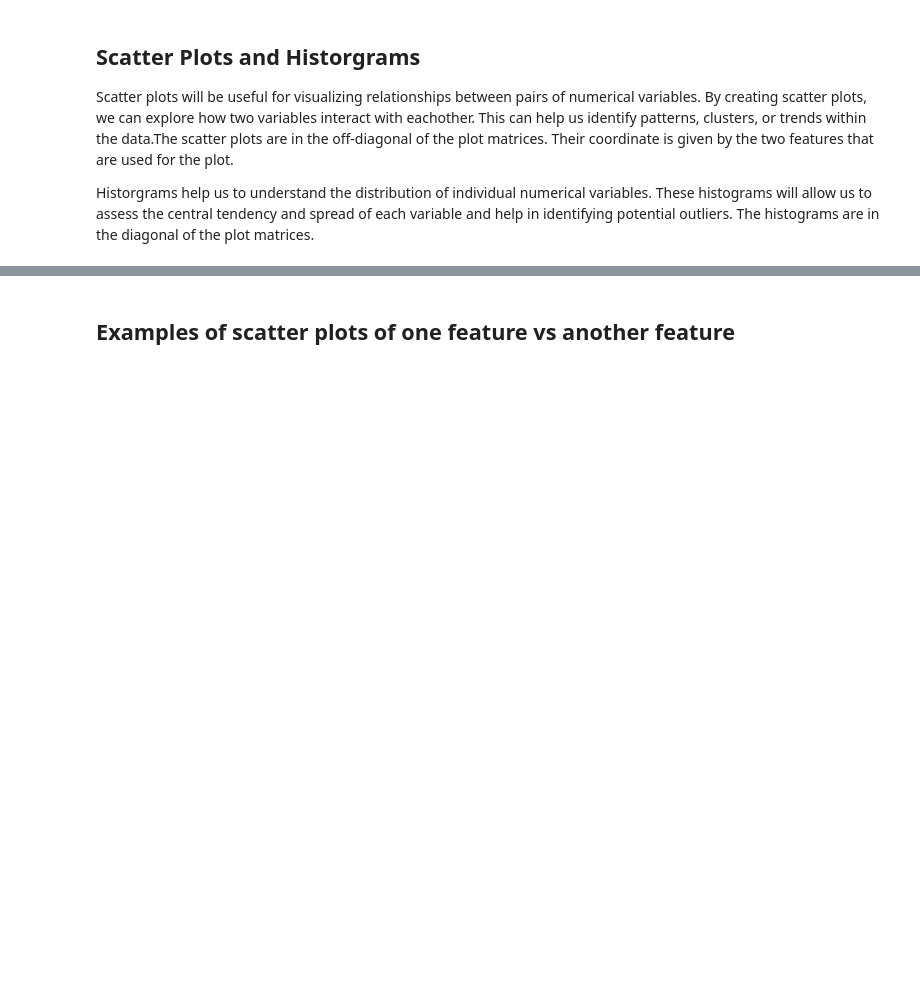
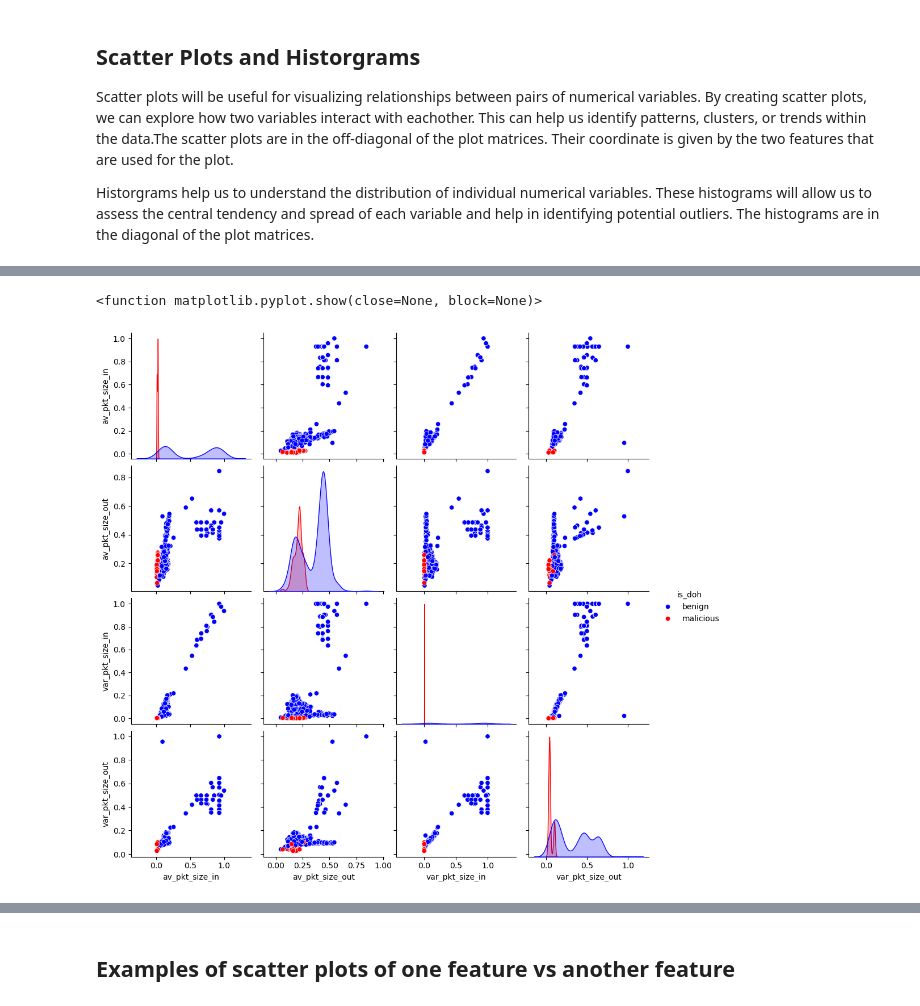
Before and after one commit to deep-learning-prof/doh-workshop, a Jupyter notebook: workspace/1-Data_Exploration.ipynb, the cells around one changed output, grey strips where cells are left out. Drawn from its saved outputs; the diff is of its cells as text; code cells hidden in the pictures; blank space fills up the shorter version.

```diff
--- a/workspace/1-Data_Exploration.ipynb
+++ b/workspace/1-Data_Exploration.ipynb
@@ -162,15 +243,18 @@ plt.show
 # %%
 # Assign labels "malicious" and "benign" based on values in 'label_col'
-data_evaluation_df[label_col][data_evaluation_df[label_col] == -1] = "malicious"
-data_evaluation_df[label_col][data_evaluation_df[label_col] == 1] = "benign"
+data_vis[label_col][data_vis[label_col] == -1] = "malicious"
+data_vis[label_col][data_vis[label_col] == 1] = "benign"
 
 # Define a subset of variables for the pair plot
 subset2 = ['av_pkt_size_in','av_pkt_size_out', 'var_pkt_size_in', 'var_pkt_size_out']
 
 # Create a pair plot with specified attributes
-sns.pairplot(data_evaluation_df, vars= subset2, diag_kind='kde', hue=label_col, palette= 'Set1')
+sns.pairplot(data_vis, vars= subset2, diag_kind='kde', hue=label_col, palette= {'malicious':'red','benign':'blue' })
 
 # Display the pair plot
 plt.show
+# %% [output]
+<function matplotlib.pyplot.show(close=None, block=None)>
+[figure, added]
 # %%
 # Assign labels "malicious" and "benign" based on values in 'label_col'
```
Also changed, not shown: parts of 25 cells of this notebook, 3 other files.
